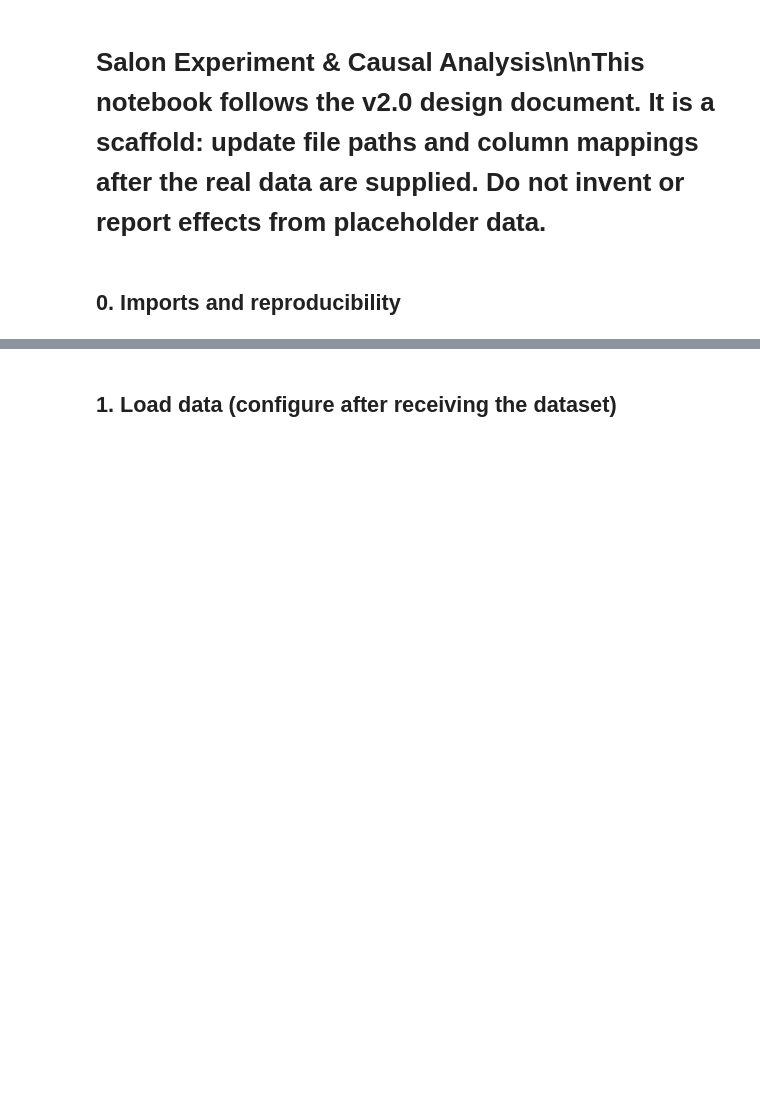
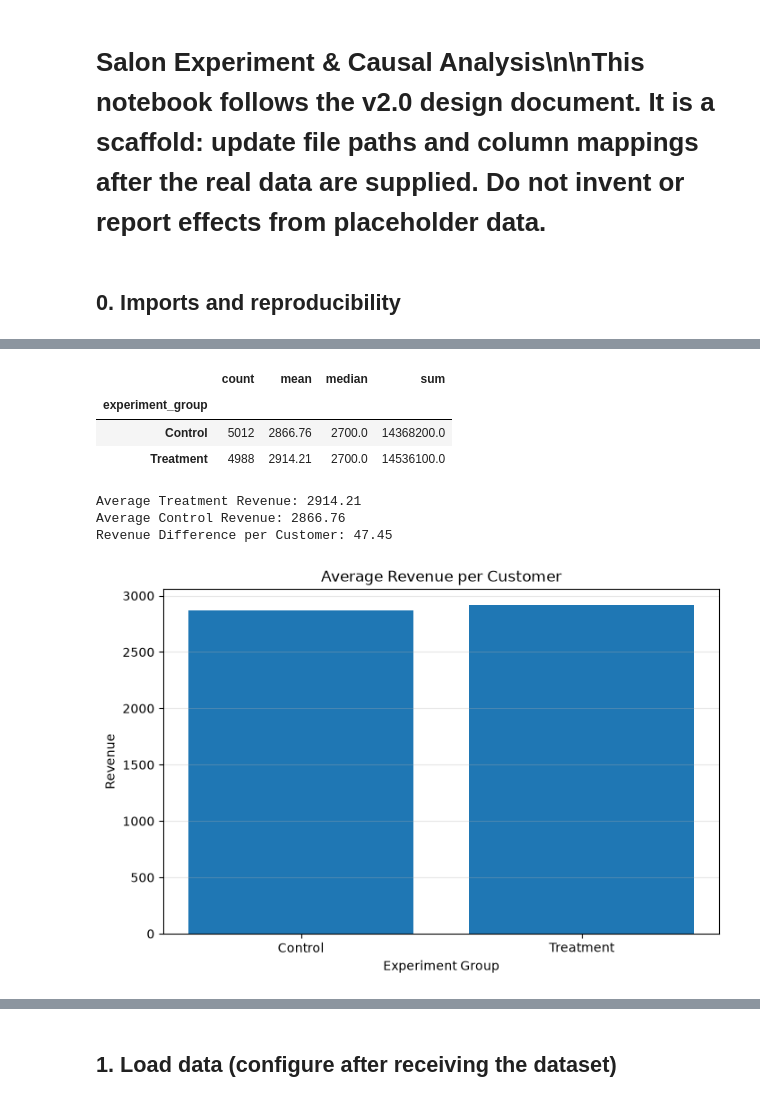
Before and after one commit to Ansar-Oni/salon-experiment-causal-analysis, a Jupyter notebook: notebooks/02_analysis.ipynb, the cells around one changed output, grey strips where cells are left out. Saved outputs shown, nothing was run; the diff lists cells and outputs as text; code cells hidden in the pictures; blank space fills up the shorter version.

```diff
--- a/notebooks/02_analysis.ipynb
+++ b/notebooks/02_analysis.ipynb
@@ -21,0 +393,72 @@ DATA_DIR = PROJECT_ROOT / "data"
+# %%
+# ==========================================
+# STEP 12: REVENUE ANALYSIS
+# ==========================================
+
+# Keep only completed appointments
+completed_appointments = appointments[
+    appointments["status"] == "Completed"
+].copy()
+
+# Calculate revenue per customer
+customer_revenue = (
+    completed_appointments.groupby("customer_id")["revenue"]
+    .sum()
+    .reset_index()
+)
+
+customer_revenue.rename(
+    columns={"revenue": "total_revenue"},
+    inplace=True
+)
+
+# Attach experiment group
+revenue_analysis = customers[
+    ["customer_id", "experiment_group"]
+].merge(
+    customer_revenue,
+    on="customer_id",
+    how="left"
+)
+
+# Customers with no completed appointments have zero revenue
+revenue_analysis["total_revenue"] = (
+    revenue_analysis["total_revenue"].fillna(0)
+)
+
+# Revenue summary by experiment group
+revenue_summary = (
+    revenue_analysis.groupby("experiment_group")["total_revenue"]
+    .agg(["count", "mean", "median", "sum"])
+)
+
+print("REVENUE SUMMARY")
+display(revenue_summary.round(2))
+
+# Calculate revenue difference
+treatment_revenue = revenue_summary.loc["Treatment", "mean"]
+control_revenue = revenue_summary.loc["Control", "mean"]
+
+revenue_difference = treatment_revenue - control_revenue
+
+print("\nAverage Treatment Revenue:", round(treatment_revenue, 2))
+print("Average Control Revenue:", round(control_revenue, 2))
+print("Revenue Difference per Customer:", round(revenue_difference, 2))
+
+# Revenue comparison chart
+import matplotlib.pyplot as plt
+
+plt.figure(figsize=(8, 5))
+
+plt.bar(
+    ["Control", "Treatment"],
+    [control_revenue, treatment_revenue]
+)
+
+plt.title("Average Revenue per Customer")
+plt.ylabel("Revenue")
+plt.xlabel("Experiment Group")
+plt.grid(axis="y", alpha=0.3)
+
+plt.show()
+# %% [output]
@@ -21,0 +466,8 @@ DATA_DIR = PROJECT_ROOT / "data"
+|  | count | mean | median | sum |
+| experiment_group |  |  |  |  |
+| Control | 5012 | 2866.76 | 2700.0 | 14368200.0 |
+| Treatment | 4988 | 2914.21 | 2700.0 | 14536100.0 |
+Average Treatment Revenue: 2914.21
+Average Control Revenue: 2866.76
+Revenue Difference per Customer: 47.45
+[figure, added]
```
Also changed, not shown: parts of 14 cells of this notebook, 7 other files.
